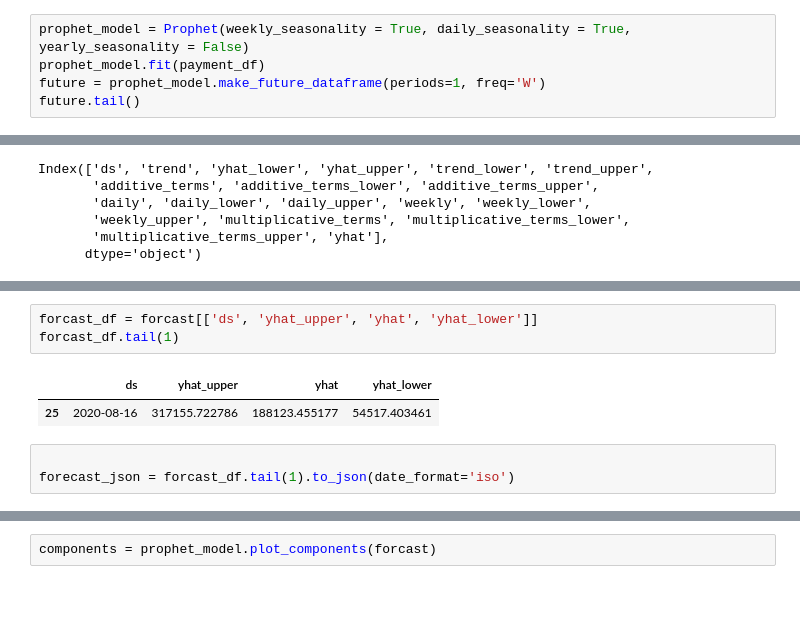
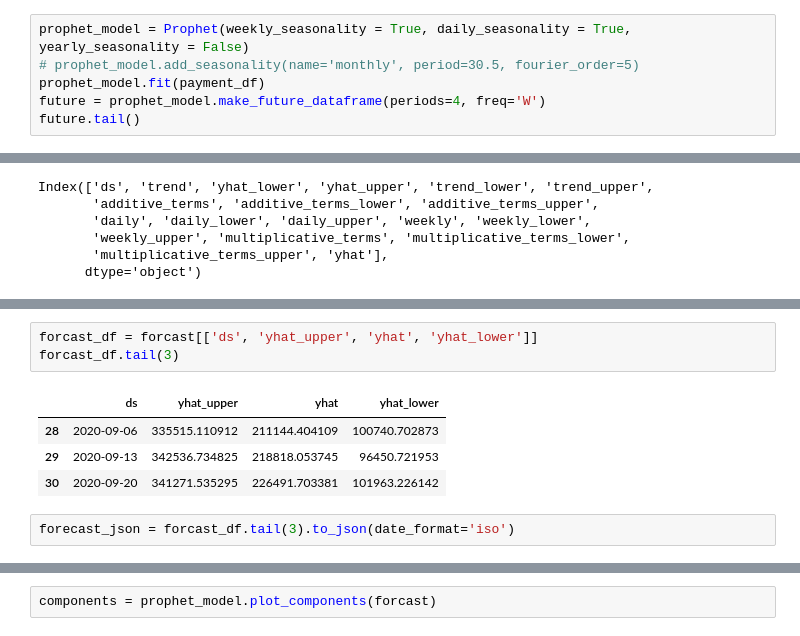
Before and after one commit to mikel189/yundoe, a Jupyter notebook: notebooks/TAG_MONTHLY_REVENUE_FORECAST.ipynb, the cells around one changed output, grey strips where cells are left out. Saved outputs shown, nothing was run; the diff lists cells and outputs as text; blank space fills up the shorter version.

```diff
--- a/notebooks/TAG_MONTHLY_REVENUE_FORECAST.ipynb
+++ b/notebooks/TAG_MONTHLY_REVENUE_FORECAST.ipynb
@@ -77,8 +75,9 @@ iplot([go.Scatter(
 [interactive output not drawn]
 # %%
 prophet_model = Prophet(weekly_seasonality = True, daily_seasonality = True, yearly_seasonality = False)
+# prophet_model.add_seasonality(name='monthly', period=30.5, fourier_order=5)
 prophet_model.fit(payment_df)
-future = prophet_model.make_future_dataframe(periods=1, freq='W')
+future = prophet_model.make_future_dataframe(periods=4, freq='W')
 future.tail()
 # %% [output]
 INFO:fbprophet:n_changepoints greater than number of observations. Using 19.
@@ -111,12 +145,13 @@ Index(['ds', 'trend', 'yhat_lower', 'yhat_upper', 'trend_lower', 'trend_upper',
 # %%
 forcast_df = forcast[['ds', 'yhat_upper', 'yhat', 'yhat_lower']]
-forcast_df.tail(1)
+forcast_df.tail(3)
 # %% [output]
 |  | ds | yhat_upper | yhat | yhat_lower |
-| 25 | 2020-08-16 | 317155.722786 | 188123.455177 | 54517.403461 |
+| 28 | 2020-09-06 | 335515.110912 | 211144.404109 | 100740.702873 |
+| 29 | 2020-09-13 | 342536.734825 | 218818.053745 | 96450.721953 |
+| 30 | 2020-09-20 | 341271.535295 | 226491.703381 | 101963.226142 |
 # %%
-
-forecast_json = forcast_df.tail(1).to_json(date_format='iso')
+forecast_json = forcast_df.tail(3).to_json(date_format='iso')
 # %%
 forecast_json
 # %% [output]
```
Also changed, not shown: parts of 16 cells of this notebook, 1 other file.
